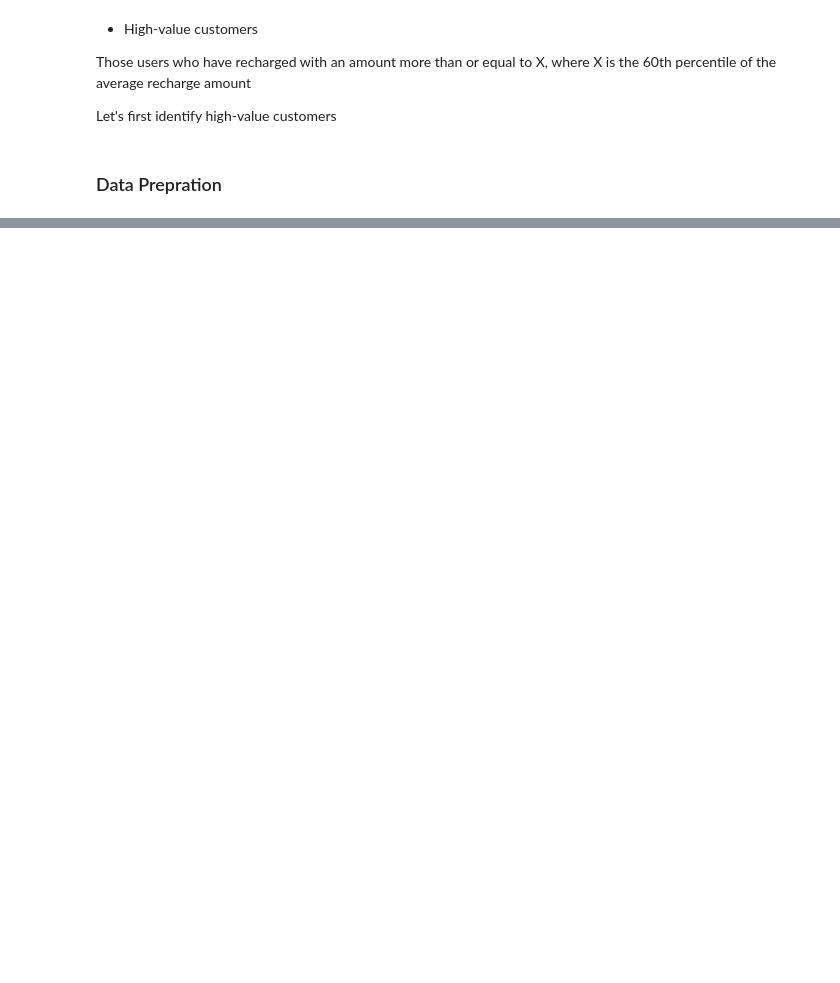
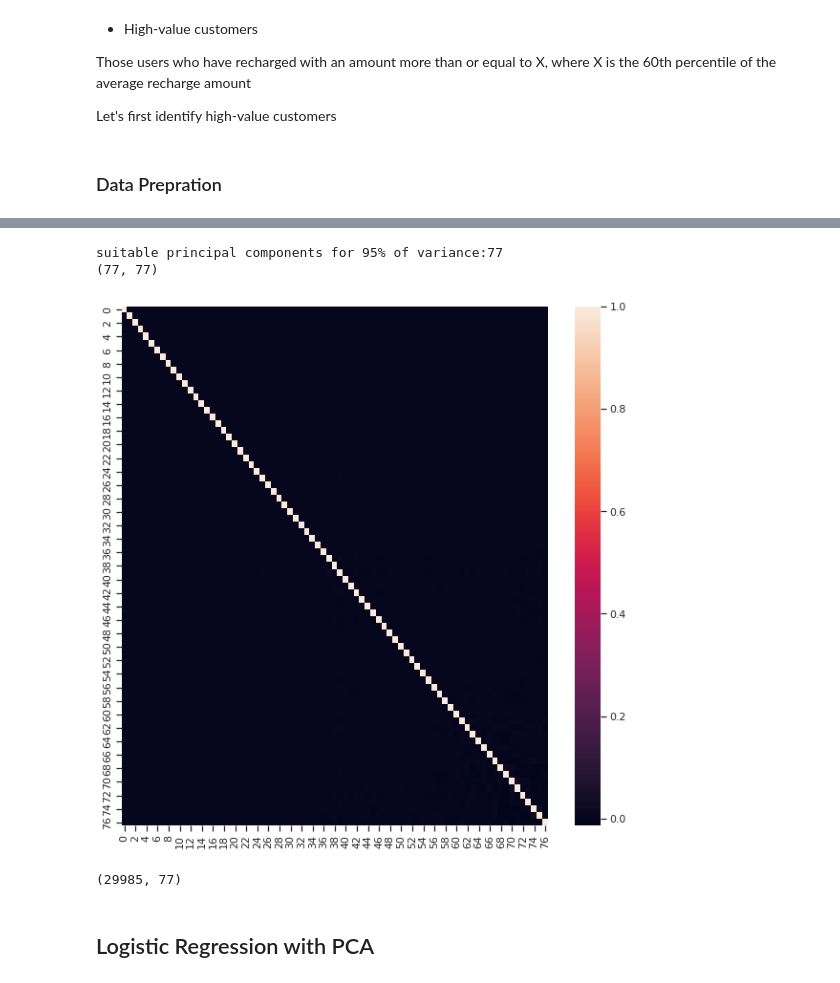
Before and after one commit to spdsp04/TelecomChrunCasestudy, a Jupyter notebook: Telecom_Chrun.ipynb, the cells around one changed output, grey strips where cells are left out. Saved outputs shown, nothing was run; the diff lists cells and outputs as text; code cells hidden in the pictures; blank space fills up the shorter version.

```diff
--- a/Telecom_Chrun.ipynb
+++ b/Telecom_Chrun.ipynb
@@ -566,0 +630,34 @@ chrun_train_final.describe()
+# %%
+# By providing variance value we can also get the suitable principal components.
+pca_demo = PCA(0.95,random_state=40)
+X_train_pca1 = pca_demo.fit_transform(X_train)
+print(f"suitable principal components for 95% of variance:{X_train_pca1.shape[1]}")
+
+# Initialize PCA
+from sklearn.decomposition import IncrementalPCA
+pca_final = IncrementalPCA(n_components=77)
+
+# Fit and transform
+X_train_pca = pca_final.fit_transform(X_train)
+
+# Finding correlation coefficient
+corrmat = np.corrcoef(X_train_pca.transpose())
+
+# Finding the shape
+print(corrmat.shape)
+
+# Plotting heatmap
+plt.figure(figsize = (10, 10))
+sns.heatmap(corrmat)
+plt.show()
+
+# Transform pca for test dataset
+X_test_pca = pca_final.transform(X_test)
+X_test_pca.shape
+# %% [output]
+suitable principal components for 95% of variance:77
+(77, 77)
+[figure, added]
+(29985, 77)
+# %% [markdown]
+## Logistic Regression with PCA
```
Also changed, not shown: parts of 64 cells of this notebook.
